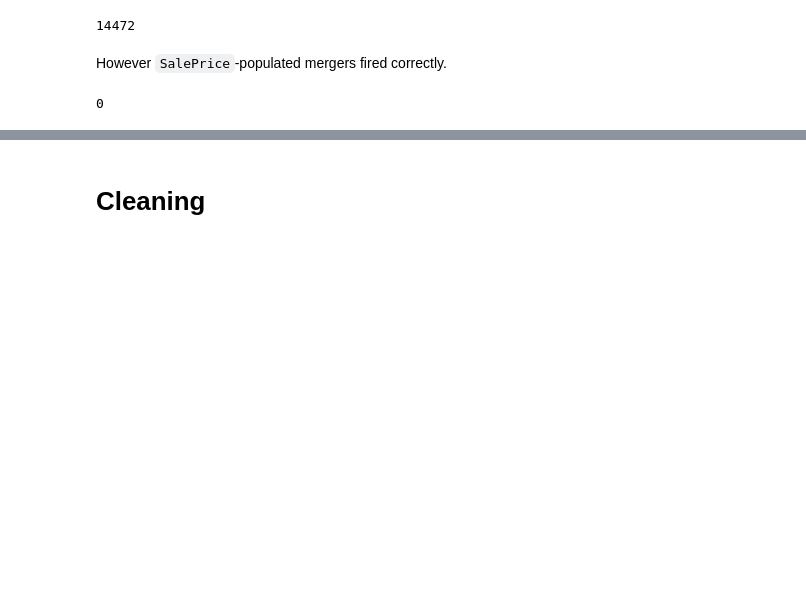
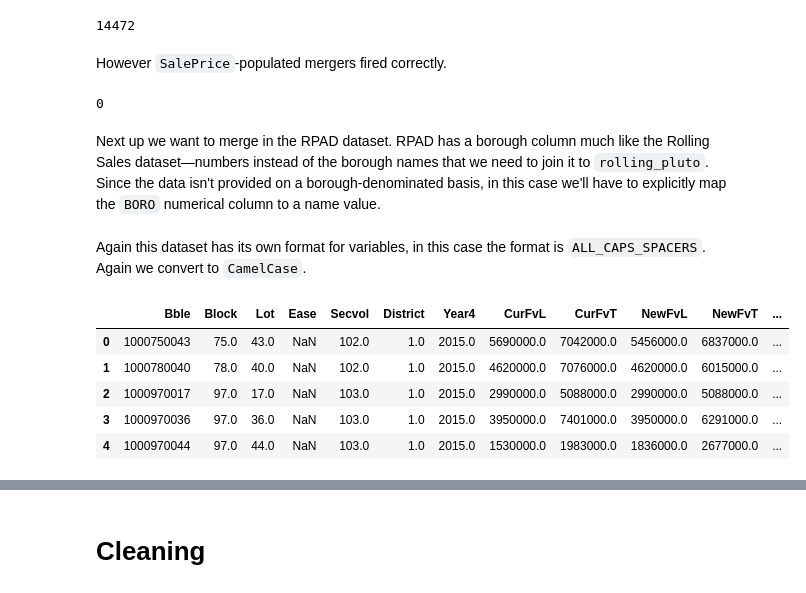
Before and after one commit to ResidentMario/nyc-buildings, a Jupyter notebook: data-munging.ipynb, the cells around one changed output, grey strips where cells are left out. Cells and saved outputs as stored; diff of their text form; code cells hidden in the pictures; blank space fills up the shorter version.

Commit message:
Stream in more data---add RPAD.

```diff
--- a/data-munging.ipynb
+++ b/data-munging.ipynb
@@ -75,3 +101,5 @@ Check out [mdbtools](https://github.com/brianb/mdbtools) (the [homebrew installa
+# %%
+rpad_data_agglom = pd.concat([pd.read_csv("tc1.txt"), pd.read_csv("tc234.txt")], ignore_index=True)
 # %% [markdown]
 # Merge
 # %% [markdown]
@@ -127,3 +155,27 @@ However `SalePrice`-populated mergers fired correctly.
 len(rs_a_f) - len(rolling_pluto[rolling_pluto['SalePrice'] >= 0])
 # %% [output]
 0
+# %% [markdown]
+Next up we want to merge in the RPAD dataset. RPAD has a borough column much like the Rolling Sales dataset&mdash;numbers instead of the borough names that we need to join it to `rolling_pluto`. Since the data isn't provided on a borough-denominated basis, in this case we'll have to explicitly map the `BORO` numerical column to a name value.
+# %%
+rpad_key_pairs = {1.0: 'Manhattan',
+                  2.0: 'Bronx',
+                  3.0: 'Brooklyn',
+                  4.0: 'Queens',
+                  5.0: 'Staten Island',
+                 }
+rpad_data_agglom['Borough'] = rpad_data_agglom['BORO'].apply(lambda n: rpad_key_pairs[n])
+del rpad_data_agglom['BORO']
+# %% [markdown]
+Again this dataset has its own format for variables, in this case the format is `ALL_CAPS_SPACERS`. Again we convert to `CamelCase`.
+# %%
+rpad_data_agglom.columns = [c.title().replace('_', '') for c in list(rpad_data_agglom.columns)]
+# %%
+rpad_data_agglom.head(5)
+# %% [output]
+|  | Bble | Block | Lot | Ease | Secvol | District | Year4 | CurFvL | CurFvT | NewFvL | NewFvT | ... |
+| 0 | 1000750043 | 75.0 | 43.0 | NaN | 102.0 | 1.0 | 2015.0 | 5690000.0 | 7042000.0 | 5456000.0 | 6837000.0 | ... |
+| 1 | 1000780040 | 78.0 | 40.0 | NaN | 102.0 | 1.0 | 2015.0 | 4620000.0 | 7076000.0 | 4620000.0 | 6015000.0 | ... |
+| 2 | 1000970017 | 97.0 | 17.0 | NaN | 103.0 | 1.0 | 2015.0 | 2990000.0 | 5088000.0 | 2990000.0 | 5088000.0 | ... |
+| 3 | 1000970036 | 97.0 | 36.0 | NaN | 103.0 | 1.0 | 2015.0 | 3950000.0 | 7401000.0 | 3950000.0 | 6291000.0 | ... |
+| 4 | 1000970044 | 97.0 | 44.0 | NaN | 103.0 | 1.0 | 2015.0 | 1530000.0 | 1983000.0 | 1836000.0 | 2677000.0 | ... |
```
Also changed, not shown: parts of 36 cells of this notebook, 3 other files.
